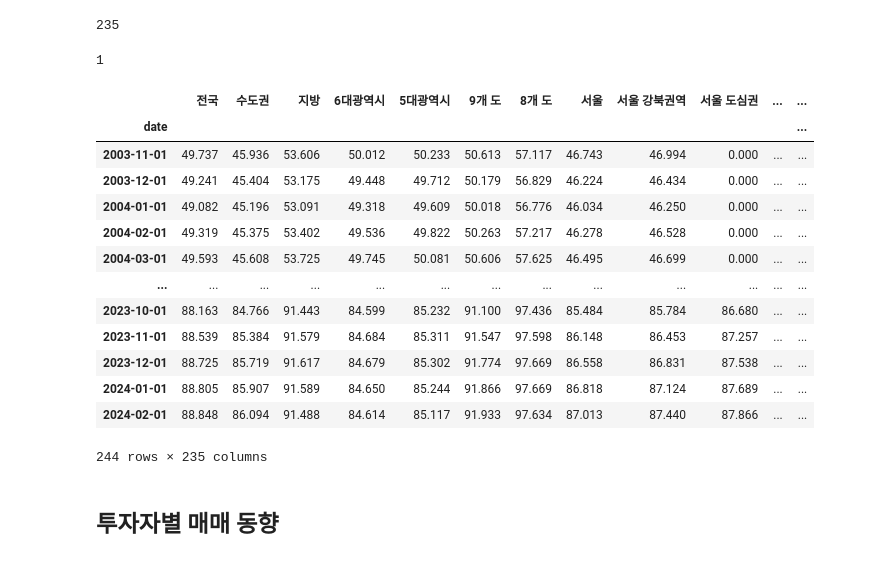
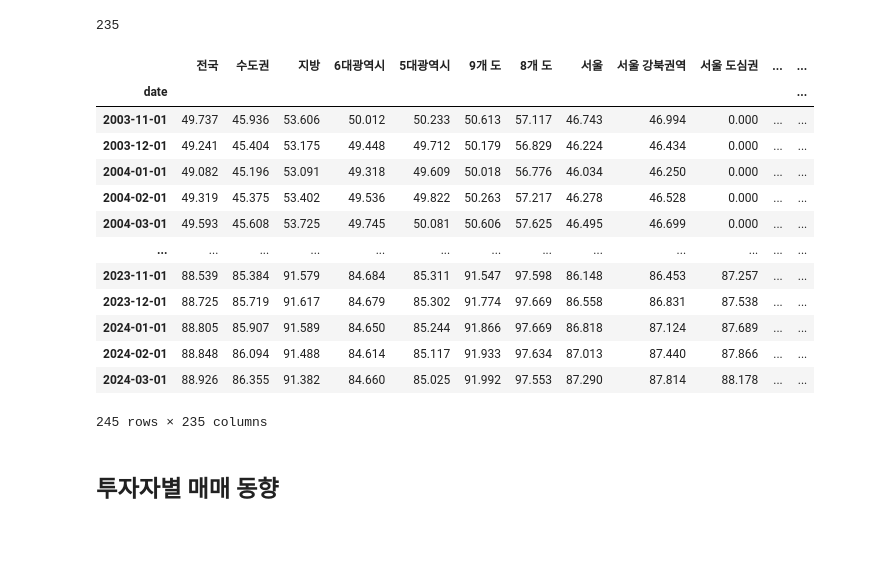
Before and after one commit to sizipusx/fundamental, a Jupyter notebook: jupyterlab/월간 부동산 업데이트.ipynb, the cells around one changed output. Saved outputs shown, nothing was run; the diff lists cells and outputs as text; code cells hidden in the pictures.

```diff
--- a/jupyterlab/월간 부동산 업데이트.ipynb
+++ b/jupyterlab/월간 부동산 업데이트.ipynb
@@ -633,31 +633,29 @@ omlast_row
 # %% [output]
 235
 # %%
-conn = sqlite3.connect('C://Users/user/fundamental/files/one_monthly.db')
+conn = sqlite3.connect('C://Users/sizip/fundamental/files/one_monthly.db')
 omlast_row.index.name="date"
-omlast_row.to_sql("one_mae", one_conn, if_exists="append")
+omlast_row.to_sql("one_mae", conn, if_exists="append")
 ojlast_row.index.name="date"
-ojlast_row.to_sql("one_jeon", one_conn, if_exists="append")
+ojlast_row.to_sql("one_jeon", conn, if_exists="append")
-# %% [output]
-1
 # %%
-omt = pd.read_sql("SELECT * FROM one_mae", one_conn, index_col='date', parse_dates={'date', "%Y-%m-%d"})
-ojt = pd.read_sql("SELECT * FROM one_jeon", one_conn, index_col='date', parse_dates={'date', "%Y-%m-%d"})
+omt = pd.read_sql("SELECT * FROM one_mae", conn, index_col='date', parse_dates={'date', "%Y-%m-%d"})
+ojt = pd.read_sql("SELECT * FROM one_jeon", conn, index_col='date', parse_dates={'date', "%Y-%m-%d"})
 ojt
 # %% [output]
 |  | 전국 | 수도권 | 지방 | 6대광역시 | 5대광역시 | 9개 도 | 8개 도 | 서울 | 서울 강북권역 | 서울 도심권 | ... | ... |
 | date |  |  |  |  |  |  |  |  |  |  |  | ... |
 | 2003-11-01 | 49.737 | 45.936 | 53.606 | 50.012 | 50.233 | 50.613 | 57.117 | 46.743 | 46.994 | 0.000 | ... | ... |
 | 2003-12-01 | 49.241 | 45.404 | 53.175 | 49.448 | 49.712 | 50.179 | 56.829 | 46.224 | 46.434 | 0.000 | ... | ... |
 | 2004-01-01 | 49.082 | 45.196 | 53.091 | 49.318 | 49.609 | 50.018 | 56.776 | 46.034 | 46.250 | 0.000 | ... | ... |
 | 2004-02-01 | 49.319 | 45.375 | 53.402 | 49.536 | 49.822 | 50.263 | 57.217 | 46.278 | 46.528 | 0.000 | ... | ... |
 | 2004-03-01 | 49.593 | 45.608 | 53.725 | 49.745 | 50.081 | 50.606 | 57.625 | 46.495 | 46.699 | 0.000 | ... | ... |
 | ... | ... | ... | ... | ... | ... | ... | ... | ... | ... | ... | ... | ... |
-| 2023-10-01 | 88.163 | 84.766 | 91.443 | 84.599 | 85.232 | 91.100 | 97.436 | 85.484 | 85.784 | 86.680 | ... | ... |
 | 2023-11-01 | 88.539 | 85.384 | 91.579 | 84.684 | 85.311 | 91.547 | 97.598 | 86.148 | 86.453 | 87.257 | ... | ... |
 | 2023-12-01 | 88.725 | 85.719 | 91.617 | 84.679 | 85.302 | 91.774 | 97.669 | 86.558 | 86.831 | 87.538 | ... | ... |
 | 2024-01-01 | 88.805 | 85.907 | 91.589 | 84.650 | 85.244 | 91.866 | 97.669 | 86.818 | 87.124 | 87.689 | ... | ... |
 | 2024-02-01 | 88.848 | 86.094 | 91.488 | 84.614 | 85.117 | 91.933 | 97.634 | 87.013 | 87.440 | 87.866 | ... | ... |
+| 2024-03-01 | 88.926 | 86.355 | 91.382 | 84.660 | 85.025 | 91.992 | 97.553 | 87.290 | 87.814 | 88.178 | ... | ... |
-244 rows × 235 columns
+245 rows × 235 columns
 # %%
 conn.close()
```
Also changed, not shown: parts of 5 cells of this notebook, 1 other file.
